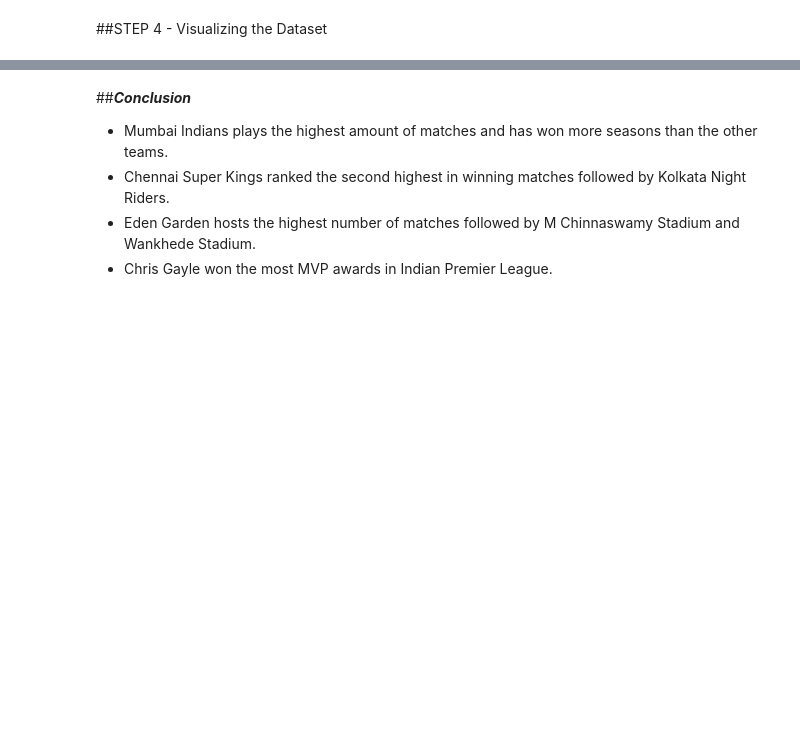
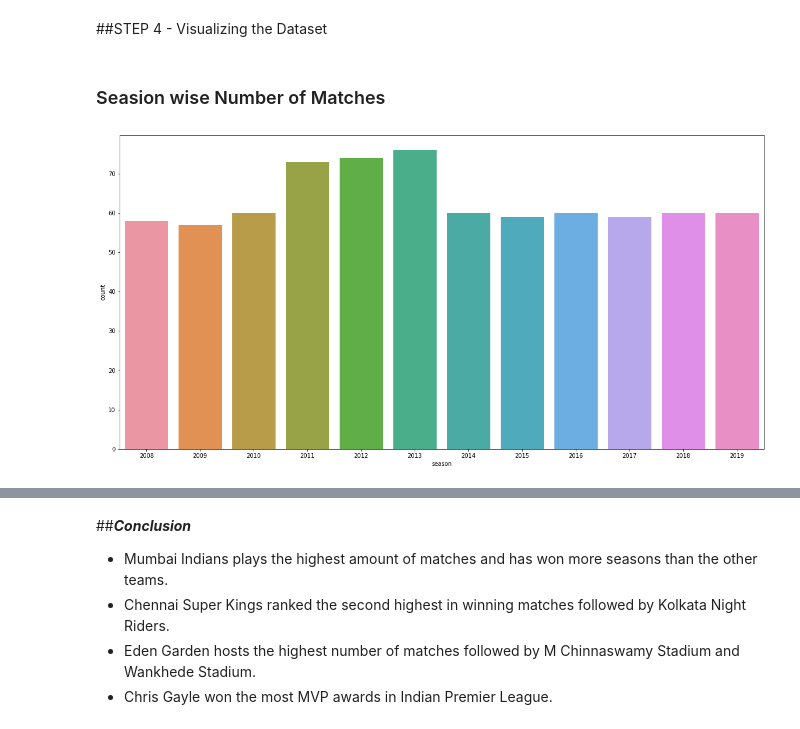
Before and after one commit to abhijeetraj22/TSF-GRIP_Tasks, a Jupyter notebook: TSF_Task_5.ipynb, the cells around one changed output, grey strips where cells are left out. Cells and saved outputs as stored; diff of their text form; code cells hidden in the pictures; blank space fills up the shorter version.

```diff
--- a/TSF_Task_5.ipynb
+++ b/TSF_Task_5.ipynb
@@ -32,7 +33,7 @@ import pandas as pd
 
 ##STEP 2 - Importing the Dataset
 # %%
-mt_df=pd.read_csv('matches.csv')
+mt_df=pd.read_csv('/content/drive/MyDrive/Colab Notebooks/matches.csv')
 # %%
 #first five rows of dataset
 mt_df.head()
@@ -66,5 +161,10 @@ mt_df['season'].value_counts()
 # %% [markdown]
 ##STEP 4 - Visualizing the Dataset
+# %% [markdown]
+### Seasion wise Number of Matches
 # %%
-sns.countplot(x='season', data=df)
+plt.subplots(figsize=(20,10))
+sns.countplot(x='season', data=mt_df);
+# %% [output]
+[figure, added]
 # %%
```
Also changed, not shown: parts of 15 cells of this notebook.
